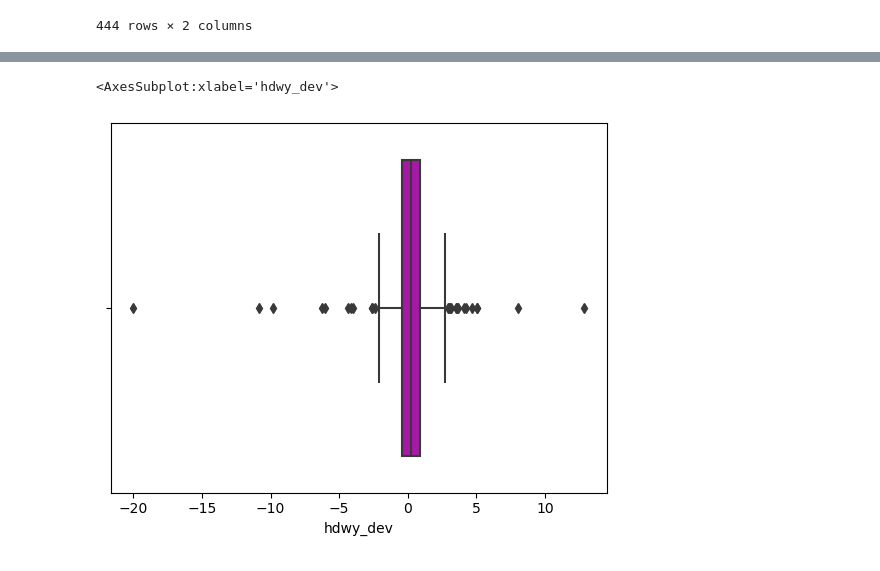
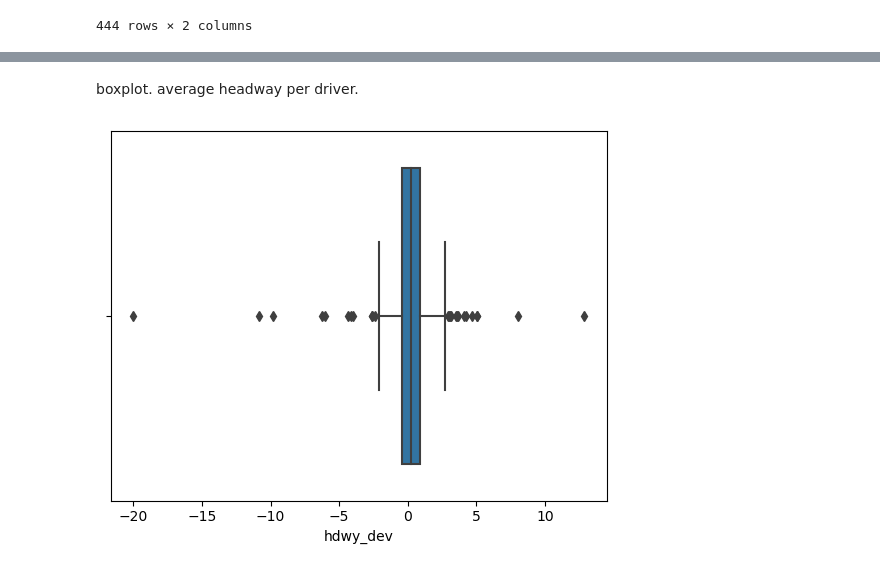
Before and after one commit to NSS-Data-Analytics-Cohort-7/wego-shut_up_and_take_my_query, a Jupyter notebook: notebooks/wego_five_hdwy.ipynb, the cells around one changed output, grey strips where cells are left out. Drawn from its saved outputs; the diff is of its cells as text; code cells hidden in the pictures.

```diff
--- a/notebooks/wego_five_hdwy.ipynb
+++ b/notebooks/wego_five_hdwy.ipynb
@@ -245,7 +250,9 @@ boxplot
+# %% [markdown]
+boxplot. average headway per driver.
 # %%
 sns.boxplot(x="hdwy_dev",
-            palette=["m", "g"],
+            #palette=["m", "g"],
             data=hdwy_mean)
+sns.color_palette = ['Paired']
 # %% [output]
-<AxesSubplot:xlabel='hdwy_dev'>
-[figure, old version]
+[figure, new version]
```
Also changed, not shown: parts of 5 cells of this notebook, 2 other files.
